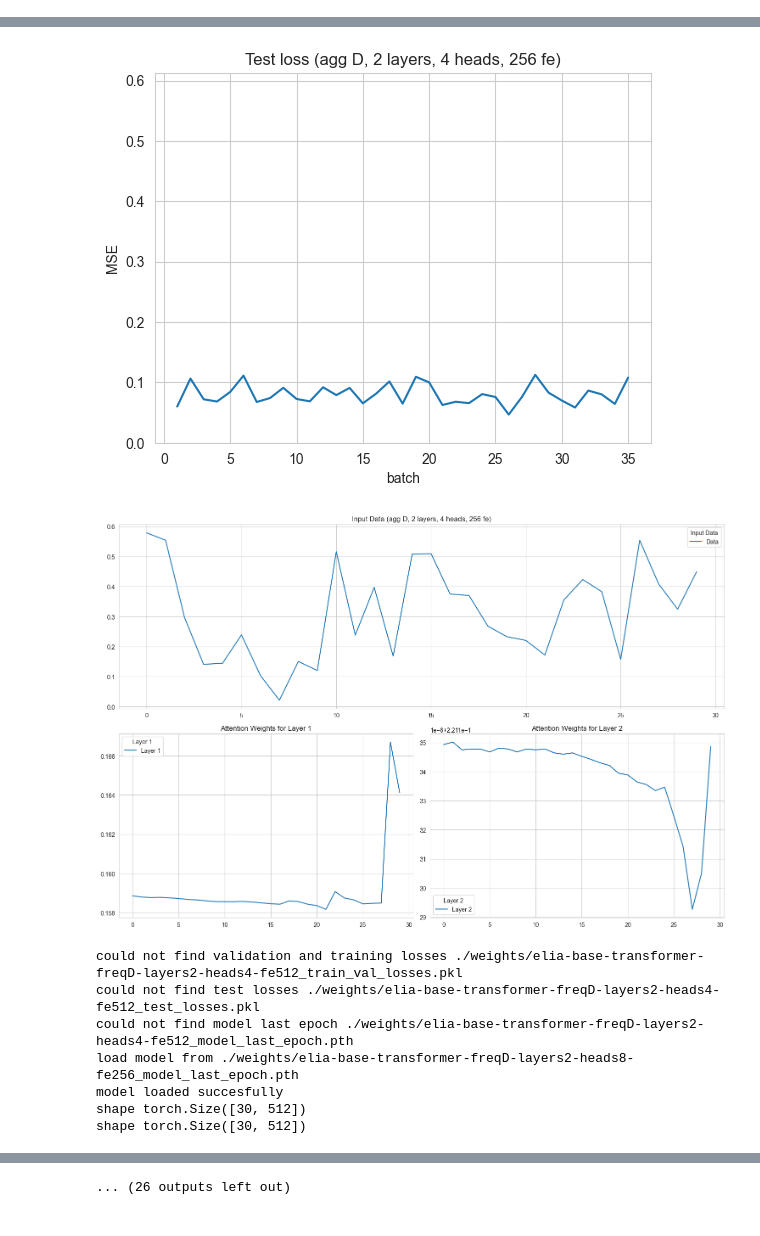
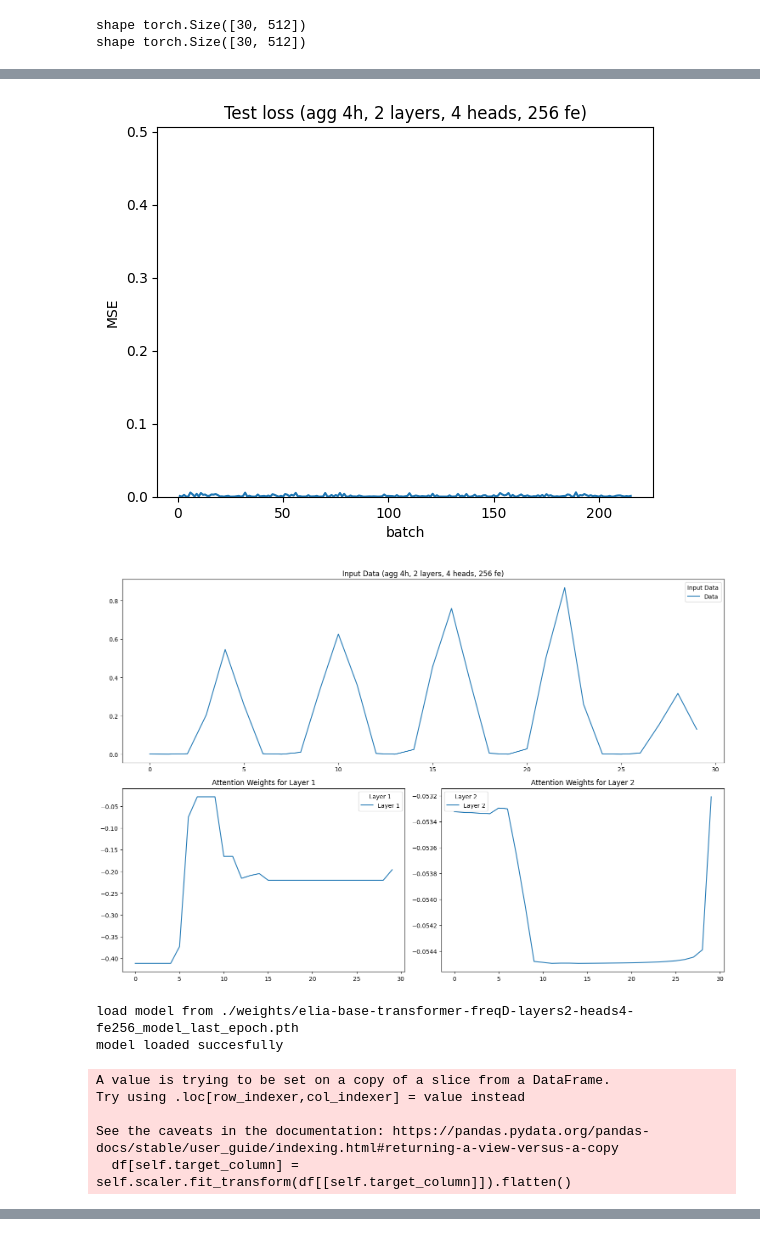
Before and after one commit to avhou/dne, a Jupyter notebook: code/figures.ipynb, the cells around one changed output, grey strips where cells are left out. Saved outputs shown, nothing was run; the diff lists cells and outputs as text; code cells hidden in the pictures.

```diff
--- a/code/figures.ipynb
+++ b/code/figures.ipynb
@@ -98,11 +98,11 @@ def plot_test_loss(file: str, freq: str, layers: int, heads: int, fe: int):
 
 
 device = "cuda" if torch.cuda.is_available() else "cpu"
-frequencies = ["D", "4h", "1h"]
-layers = [2, 4, 6]
-heads = [4, 8]
-forward_expansions = [256, 512]
-encoder_type = "PositionalEncodingEncoder"
+frequencies = ["4h", "D"]
+layers = [2]
+heads = [4]
+forward_expansions = [256]
+encoder_type = "FourierEncoder"
 cf = ConfigSettings(config_path='config.ini')
 for freq, layer, head, forward_expansion in ([(frequency, num_layer, head, forward_expansion) for frequency in frequencies for num_layer in layers for head in heads for forward_expansion in forward_expansions]):
     train_val_losses = f"./weights/elia-base-transformer-freq{freq}-layers{layer}-heads{head}-fe{forward_expansion}_train_val_losses.pkl"
@@ -126,14 +126,12 @@ for freq, layer, head, forward_expansion in ([(frequency, num_layer, head, forwa
         model.load_state_dict(torch.load(model_last_epoch))
         print(f"model loaded succesfully")
 
-        (_, _, loader) = generate_loaders(cf, freq)
+        (_, _, test_loader, _) = generate_loaders(cf, freq)
 
-        for input, _ in loader:
+        for input, _ in test_loader:
             model.eval()
             with torch.no_grad():
                 _, attention_weights = model(input)
                 viz_attention(input, attention_weights, encoder_type, freq, layer, head, forward_expansion)
             break
-
-print("done")
 # %% [output]
@@ -143,0 +145,2 @@ shape torch.Size([30, 512])
+shape torch.Size([30, 512])
+shape torch.Size([30, 512])
@@ -146,9 +149,9 @@ shape torch.Size([30, 512])
-[figure, old version]
+[figure, new version]
-[figure, old version]
+[figure, new version]
-could not find validation and training losses ./weights/elia-base-transformer-freqD-layers2-heads4-fe512_train_val_losses.pkl
-could not find test losses ./weights/elia-base-transformer-freqD-layers2-heads4-fe512_test_losses.pkl
-could not find model last epoch ./weights/elia-base-transformer-freqD-layers2-heads4-fe512_model_last_epoch.pth
-load model from ./weights/elia-base-transformer-freqD-layers2-heads8-fe256_model_last_epoch.pth
-model loaded succesfully
-shape torch.Size([30, 512])
-shape torch.Size([30, 512])
+load model from ./weights/elia-base-transformer-freqD-layers2-heads4-fe256_model_last_epoch.pth
+model loaded succesfully
+A value is trying to be set on a copy of a slice from a DataFrame.
+Try using .loc[row_indexer,col_indexer] = value instead
+
+See the caveats in the documentation: https://pandas.pydata.org/pandas-docs/stable/user_guide/indexing.html#returning-a-view-versus-a-copy
+  df[self.target_column] = self.scaler.fit_transform(df[[self.target_column]]).flatten()
@@ -169 +163,0 @@ shape torch.Size([30, 512])
-... (26 outputs left out)
```
Also changed, not shown: parts of 1 cell of this notebook, 1 other file.
